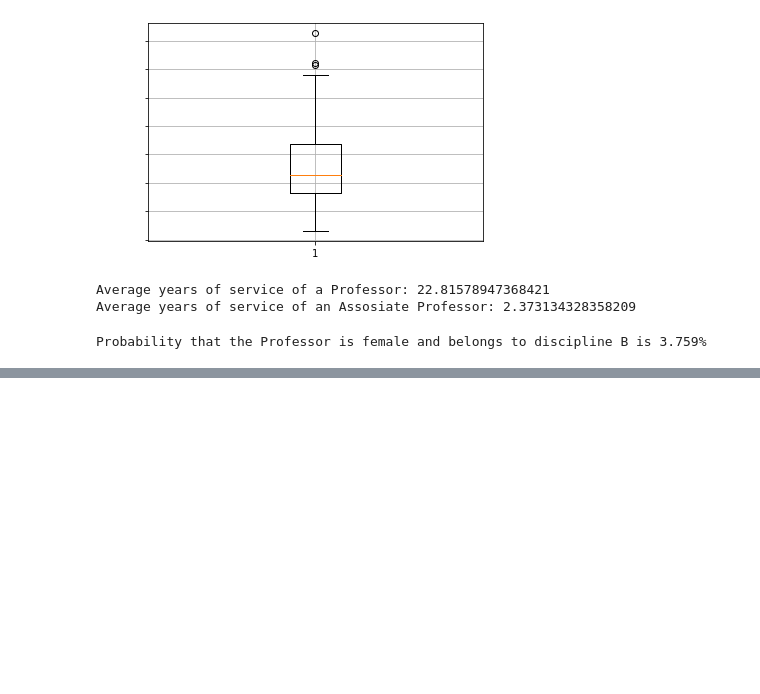
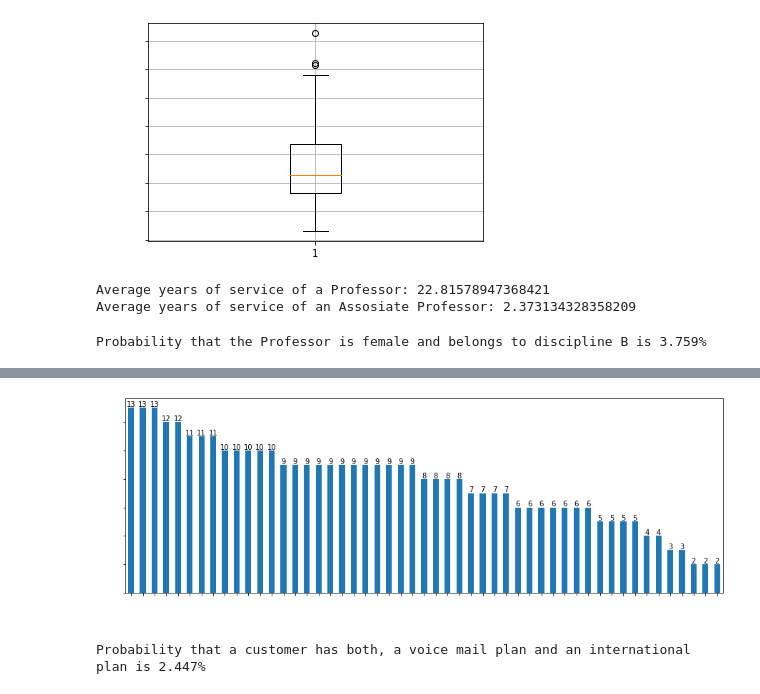
Before and after one commit to jvmolu/Statistical-Analysis-of-Various-Data, a Jupyter notebook: a.ipynb, the cells around one changed output, grey strips where cells are left out. Drawn from its saved outputs; the diff is of its cells as text; code cells hidden in the pictures; blank space fills up the shorter version.

```diff
--- a/a.ipynb
+++ b/a.ipynb
@@ -260,0 +317,15 @@ Probability that the Professor is female and belongs to discipline B is 3.759%
+# %%
+# 14. For the customer-churn-prediction-2020 data set
+# 1. Visualise how many people have international plan on there mobile from each of the state using a
+# histogram.
+# 2. What is the probability that a customer has both, a voice mail plan and an international plan?
+# 3. Visualise the number of month a customer has been with the current telecom provider using a box
+# plot and explain your findings.
+# 4. Visualise the number of day calls versus the number of night calls for state of New York(NY) using
+# pie chart.
+# 5. Which state has the highest number of calls to customer service?
+# 6. If a customer is churned then what is the probability that the customer has been with the current
+# telecom provider for more than 75 months?
+
+df = pd.read_csv('./customer-churn-prediction-2020.csv')
+df.head()
@@ -260,0 +339,43 @@ Probability that the Professor is female and belongs to discipline B is 3.759%
+# %%
+# 1.
+states_international_plan = df[['state','international_plan']]
+
+states = []
+for i in range(len(states_international_plan)):
+    if states_international_plan.iloc[i]['international_plan'] == 'yes':
+        states.append(states_international_plan.iloc[i]['state'])
+
+f = plt.figure()
+
+# set width of plot
+f.set_figwidth(15)
+f.set_figheight(5)
+
+# To plot histogram of an array of lists
+p = pd.Series(states).value_counts().plot(kind='bar')
+
+# Write height of bar on top of bars
+rects = p.patches
+
+for rect in rects:
+    height = rect.get_height()
+    if(height > 0):
+        p.text(rect.get_x() + rect.get_width() / 2, height+0.01, str(height), ha='center', va='bottom')
+
+plt.xticks(color='white', rotation=90)
+plt.yticks(color='white')
+plt.xlabel("State", color='white')
+plt.ylabel("# of people with International Plan", color='white')
+plt.show()
+# %% [output]
+[figure, added]
+# %%
+# 2.
+number = 0
+for i in range(len(df)):
+    if df['international_plan'][i] == 'yes' and df['voice_mail_plan'][i] == 'yes':
+        number += 1
+
+print(f"Probability that a customer has both, a voice mail plan and an international plan is {number/len(df.index)*100:.3f}%")
+# %% [output]
+Probability that a customer has both, a voice mail plan and an international plan is 2.447%
```
Also changed, not shown: parts of 12 cells of this notebook, 4 other files.
